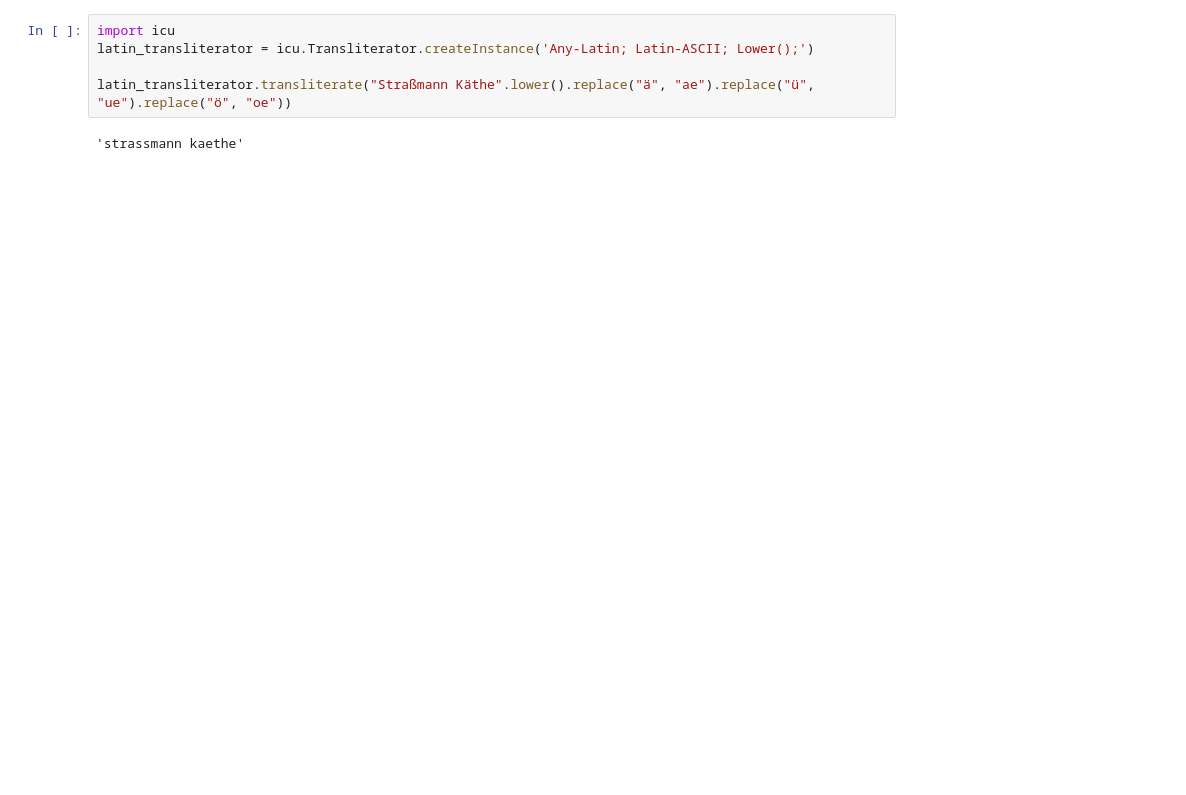
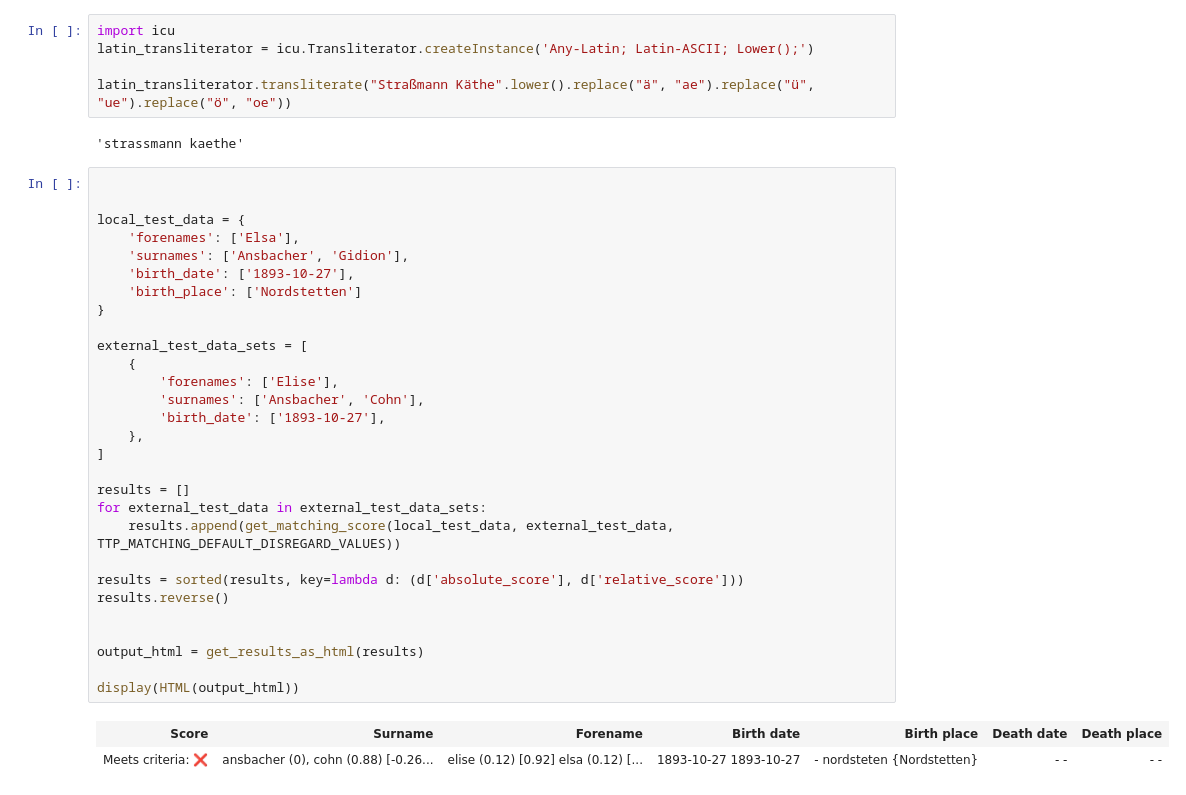
Before and after one commit to TracingThePast/automatic_matching, a Jupyter notebook: Automatic Matching Examples.ipynb, the cells around one changed output. Cells and saved outputs as stored; diff of their text form; blank space fills up the shorter version.

```diff
--- a/Automatic Matching Examples.ipynb
+++ b/Automatic Matching Examples.ipynb
@@ -349,3 +349,35 @@ latin_transliterator = icu.Transliterator.createInstance('Any-Latin; Latin-ASCII
 latin_transliterator.transliterate("Straßmann Käthe".lower().replace("ä", "ae").replace("ü", "ue").replace("ö", "oe"))
 # %% [output]
 'strassmann kaethe'
+# %%
+
+
+local_test_data = {
+    'forenames': ['Elsa'],
+    'surnames': ['Ansbacher', 'Gidion'],
+    'birth_date': ['1893-10-27'],
+    'birth_place': ['Nordstetten']
+}
+
+external_test_data_sets = [
+    {
+        'forenames': ['Elise'],
+        'surnames': ['Ansbacher', 'Cohn'],
+        'birth_date': ['1893-10-27'],
+    },
+]
+
+results = []
+for external_test_data in external_test_data_sets:
+    results.append(get_matching_score(local_test_data, external_test_data, TTP_MATCHING_DEFAULT_DISREGARD_VALUES))
+
+results = sorted(results, key=lambda d: (d['absolute_score'], d['relative_score']))
+results.reverse()
+
+
+output_html = get_results_as_html(results)
+
+display(HTML(output_html))
+# %% [output]
+| Score | Surname | Forename | Birth date | Birth place | Death date | Death place |
+| Meets criteria: ❌ | ansbacher (0), cohn (0.88) [-0.26... | elise (0.12) [0.92] elsa (0.12) [... | 1893-10-27 1893-10-27 | - nordsteten {Nordstetten} | - - | - - |
```
Also changed, not shown: parts of 1 cell of this notebook, 1 other file.
